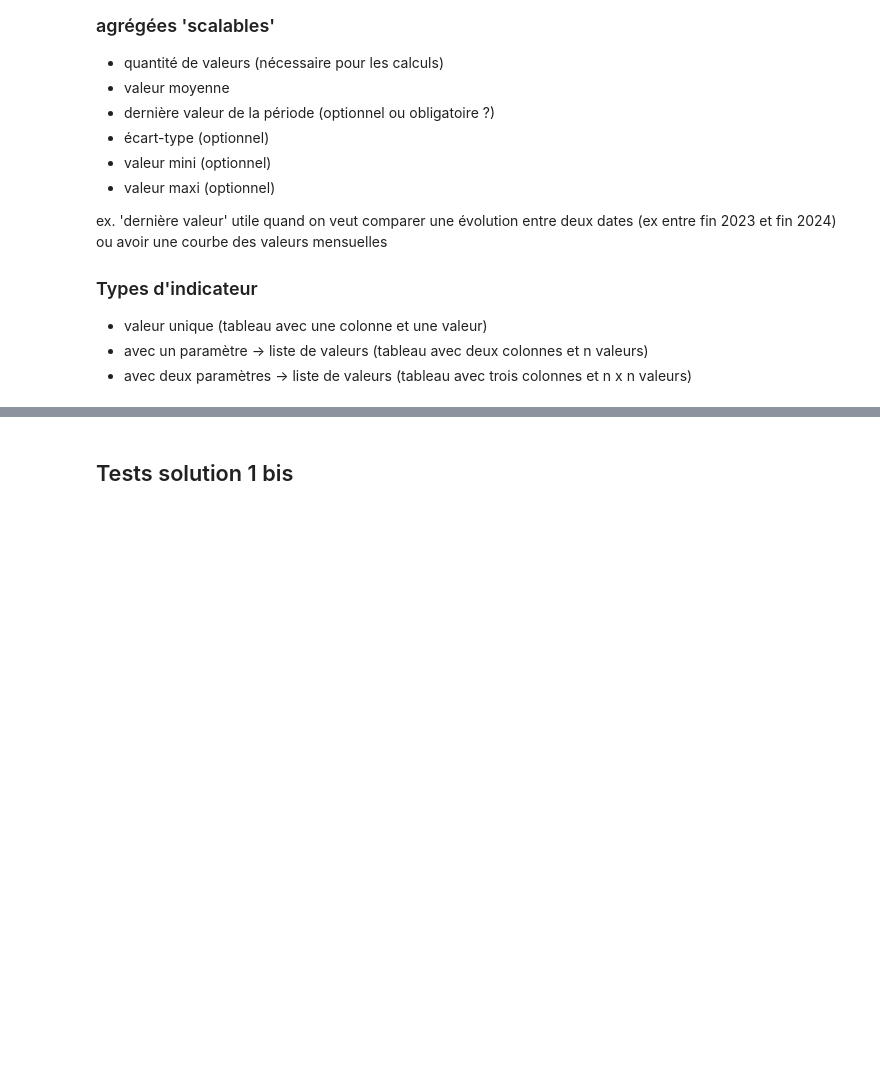
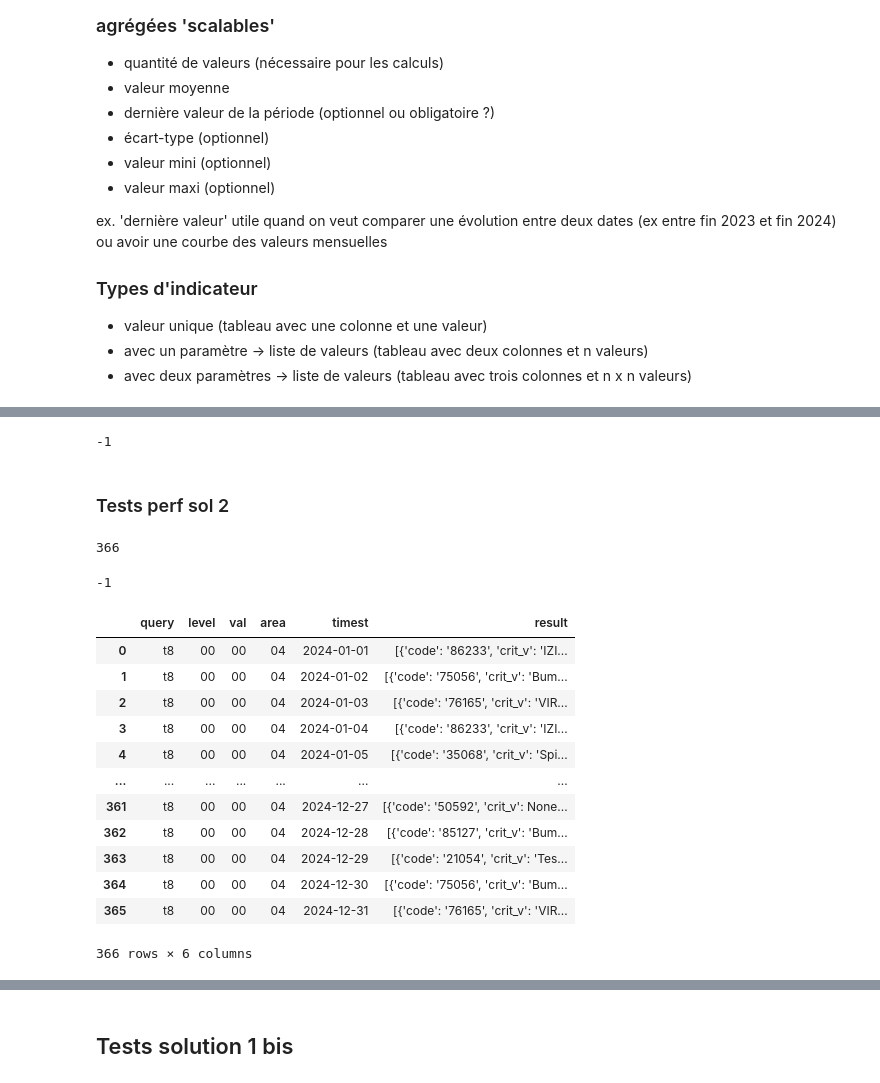
Before and after one commit to loco-philippe/IRVE, a Jupyter notebook: _sources/files/tests_historisation.ipynb, the cells around one changed output, grey strips where cells are left out. Drawn from its saved outputs; the diff is of its cells as text; code cells hidden in the pictures; blank space fills up the shorter version.

```diff
--- a/_sources/files/tests_historisation.ipynb
+++ b/_sources/files/tests_historisation.ipynb
@@ -50,0 +176,6 @@ to_indicator(engine, 't1-02-75')
+# %%
+mensuel.to_sql('mensuel_1_bis', engine, if_exists='replace', index=False)
+# %% [output]
+-1
+# %% [markdown]
+### Tests perf sol 2
@@ -50,0 +185,6 @@ to_indicator(engine, 't1-02-75')
+# %%
+quotidien_2 = quotidien_1_bis[['query', 'level', 'val', 'area', 'timest']].drop_duplicates().reset_index(drop=True)
+quotidien_2['timest'] = quotidien_2['timest'].astype('string')
+len(quotidien_2)
+# %% [output]
+366
@@ -50,0 +199,21 @@ to_indicator(engine, 't1-02-75')
+# %%
+dtype_2 = {'result': dialects.postgresql.JSONB, 'query': types.TEXT, 'level': types.TEXT, 'val': types.TEXT, 'area': types.TEXT, 'timestamp': types.TIMESTAMP}
+quotidien_2.to_sql("quotidien_2", engine, if_exists="replace", dtype=dtype_2)
+# %% [output]
+-1
+# %%
+quotidien_2
+# %% [output]
+|  | query | level | val | area | timest | result |
+| 0 | t8 | 00 | 00 | 04 | 2024-01-01 | [{'code': '86233', 'crit_v': 'IZI... |
+| 1 | t8 | 00 | 00 | 04 | 2024-01-02 | [{'code': '75056', 'crit_v': 'Bum... |
+| 2 | t8 | 00 | 00 | 04 | 2024-01-03 | [{'code': '76165', 'crit_v': 'VIR... |
+| 3 | t8 | 00 | 00 | 04 | 2024-01-04 | [{'code': '86233', 'crit_v': 'IZI... |
+| 4 | t8 | 00 | 00 | 04 | 2024-01-05 | [{'code': '35068', 'crit_v': 'Spi... |
+| ... | ... | ... | ... | ... | ... | ... |
+| 361 | t8 | 00 | 00 | 04 | 2024-12-27 | [{'code': '50592', 'crit_v': None... |
+| 362 | t8 | 00 | 00 | 04 | 2024-12-28 | [{'code': '85127', 'crit_v': 'Bum... |
+| 363 | t8 | 00 | 00 | 04 | 2024-12-29 | [{'code': '21054', 'crit_v': 'Tes... |
+| 364 | t8 | 00 | 00 | 04 | 2024-12-30 | [{'code': '75056', 'crit_v': 'Bum... |
+| 365 | t8 | 00 | 00 | 04 | 2024-12-31 | [{'code': '76165', 'crit_v': 'VIR... |
+366 rows × 6 columns
```
Also changed, not shown: parts of 41 cells of this notebook, 21 other files.
